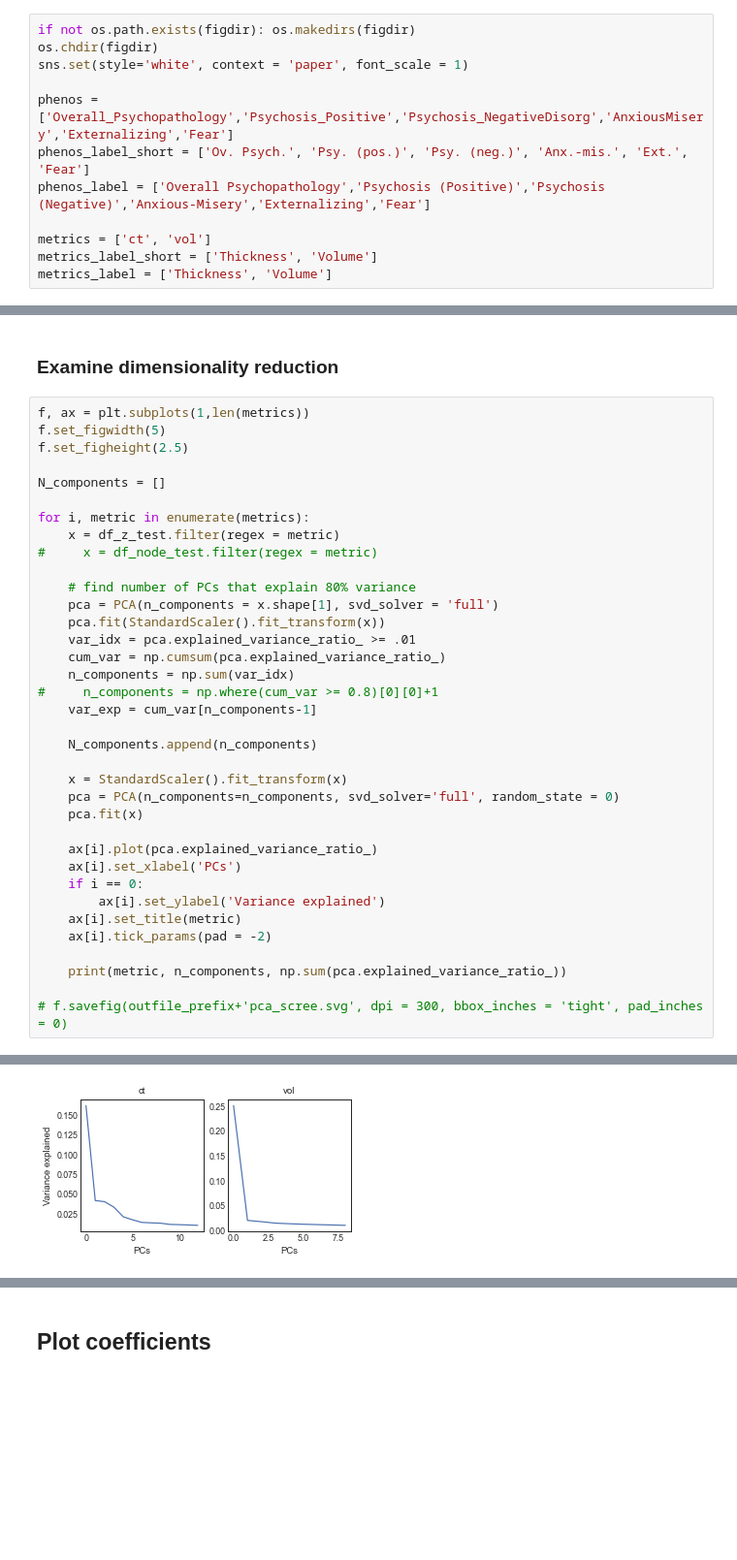
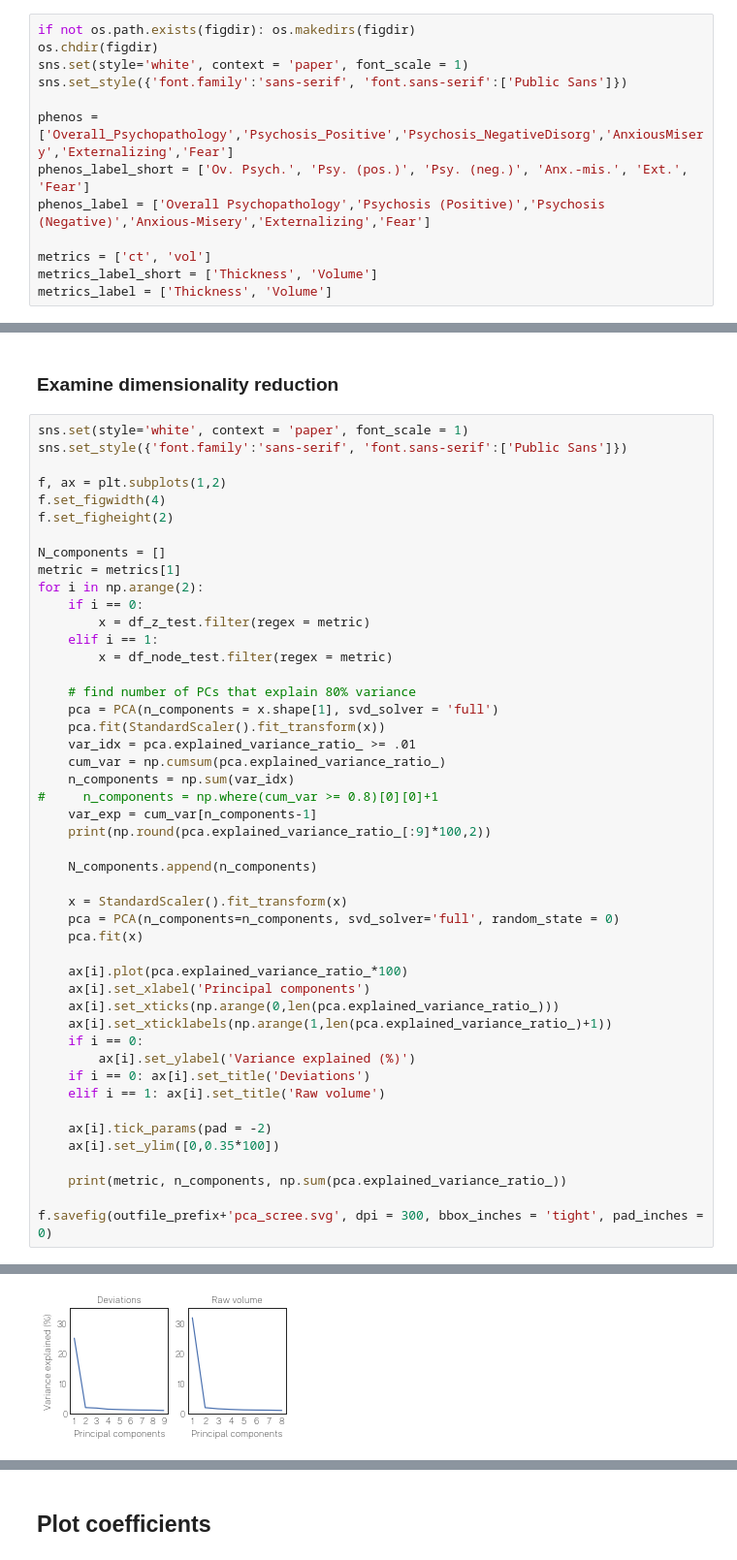
Before and after one commit to lindenmp/normative_neurodev_cs_t1, a Jupyter notebook: 1_code/8_prepare_prediction.ipynb, the cells around one changed output, grey strips where cells are left out. Shown at 97% size. Cells and saved outputs as stored; diff of their text form; blank space fills up the shorter version.

```diff
--- a/1_code/8_prepare_prediction.ipynb
+++ b/1_code/8_prepare_prediction.ipynb
@@ -61,6 +61,7 @@ if not os.path.exists(outputdir): os.makedirs(outputdir)
 if not os.path.exists(figdir): os.makedirs(figdir)
 os.chdir(figdir)
 sns.set(style='white', context = 'paper', font_scale = 1)
+sns.set_style({'font.family':'sans-serif', 'font.sans-serif':['Public Sans']})
 
 phenos = ['Overall_Psychopathology','Psychosis_Positive','Psychosis_NegativeDisorg','AnxiousMisery','Externalizing','Fear']
 phenos_label_short = ['Ov. Psych.', 'Psy. (pos.)', 'Psy. (neg.)', 'Anx.-mis.', 'Ext.', 'Fear']
@@ -153,15 +165,20 @@ f.ax_joint.collections[0].set_alpha(0)
 # %% [markdown]
 ### Examine dimensionality reduction
 # %%
-f, ax = plt.subplots(1,len(metrics))
-f.set_figwidth(5)
-f.set_figheight(2.5)
+sns.set(style='white', context = 'paper', font_scale = 1)
+sns.set_style({'font.family':'sans-serif', 'font.sans-serif':['Public Sans']})
+
+f, ax = plt.subplots(1,2)
+f.set_figwidth(4)
+f.set_figheight(2)
 
 N_components = []
-
-for i, metric in enumerate(metrics):
-    x = df_z_test.filter(regex = metric)
-#     x = df_node_test.filter(regex = metric)
+metric = metrics[1]
+for i in np.arange(2):
+    if i == 0:
+        x = df_z_test.filter(regex = metric)
+    elif i == 1:
+        x = df_node_test.filter(regex = metric)
 
     # find number of PCs that explain 80% variance
     pca = PCA(n_components = x.shape[1], svd_solver = 'full')
@@ -171,6 +188,7 @@ for i, metric in enumerate(metrics):
     n_components = np.sum(var_idx)
 #     n_components = np.where(cum_var >= 0.8)[0][0]+1
     var_exp = cum_var[n_components-1]
+    print(np.round(pca.explained_variance_ratio_[:9]*100,2))
 
     N_components.append(n_components)
 
@@ -178,14 +196,19 @@ for i, metric in enumerate(metrics):
     pca = PCA(n_components=n_components, svd_solver='full', random_state = 0)
     pca.fit(x)
 
-    ax[i].plot(pca.explained_variance_ratio_)
-    ax[i].set_xlabel('PCs')
+    ax[i].plot(pca.explained_variance_ratio_*100)
+    ax[i].set_xlabel('Principal components')
+    ax[i].set_xticks(np.arange(0,len(pca.explained_variance_ratio_)))
+    ax[i].set_xticklabels(np.arange(1,len(pca.explained_variance_ratio_)+1))
     if i == 0:
-        ax[i].set_ylabel('Variance explained')
-    ax[i].set_title(metric)
+        ax[i].set_ylabel('Variance explained (%)')
+    if i == 0: ax[i].set_title('Deviations')
+    elif i == 1: ax[i].set_title('Raw volume')
+
     ax[i].tick_params(pad = -2)
+    ax[i].set_ylim([0,0.35*100])
 
     print(metric, n_components, np.sum(pca.explained_variance_ratio_))
 
-# f.savefig(outfile_prefix+'pca_scree.svg', dpi = 300, bbox_inches = 'tight', pad_inches = 0)
+f.savefig(outfile_prefix+'pca_scree.svg', dpi = 300, bbox_inches = 'tight', pad_inches = 0)
 # %% [output]
@@ -194 +219 @@ vol 9 0.3634305151015866
-[figure, old version]
+[figure, new version]
```
Also changed, not shown: parts of 9 cells of this notebook, 1 other file.
